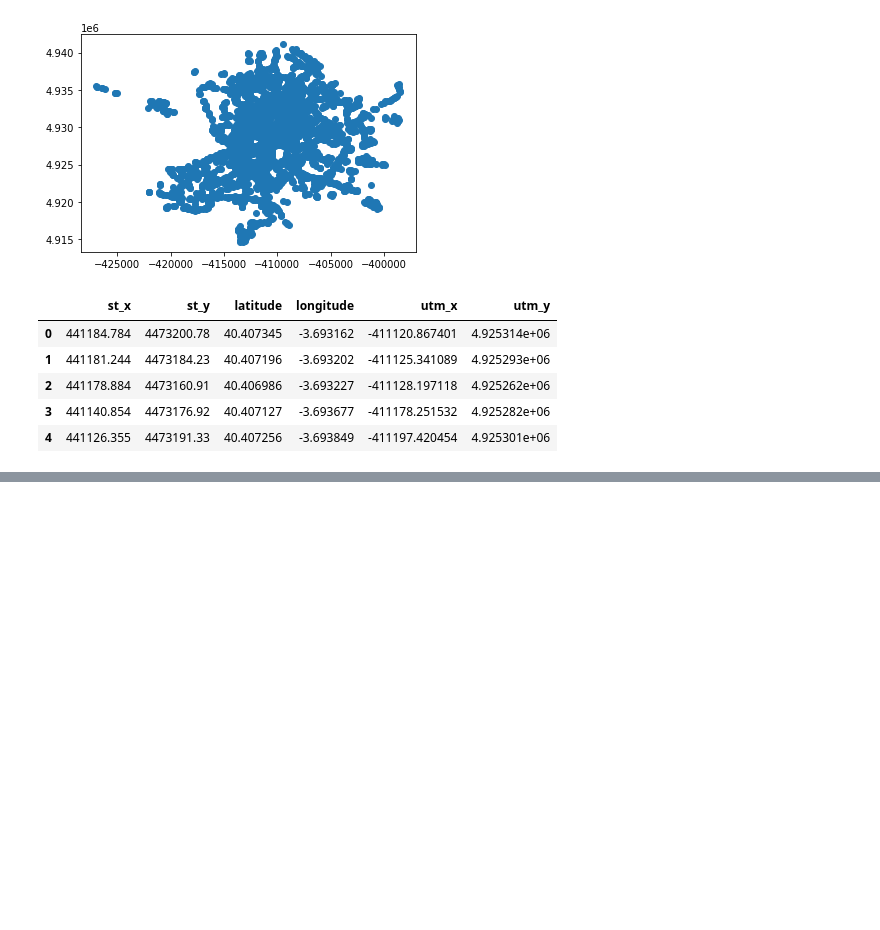
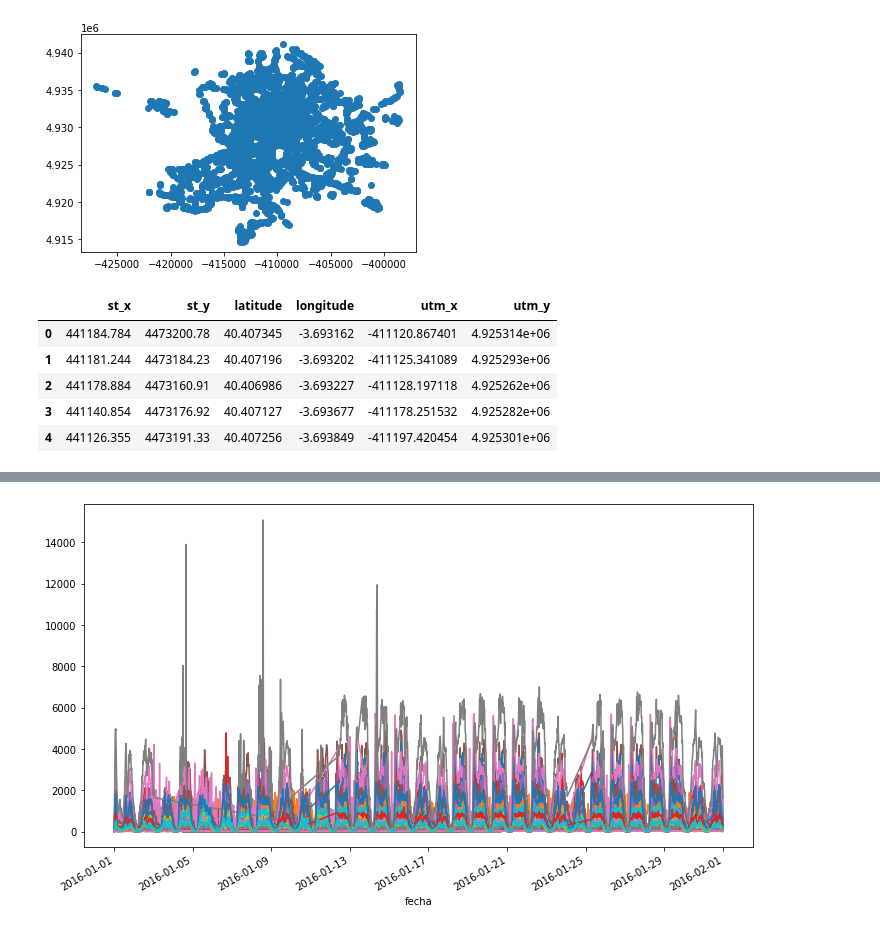
Before and after one commit to Pheithar/socialdata_madridcentral, a Jupyter notebook: traffic.ipynb, the cells around one changed output, grey strips where cells are left out. Saved outputs shown, nothing was run; the diff lists cells and outputs as text; code cells hidden in the pictures; blank space fills up the shorter version.

```diff
--- a/traffic.ipynb
+++ b/traffic.ipynb
@@ -134,0 +177,3 @@ show(p)
+# %%
+subset_traffic_points = pd.concat([inside_mc, outside_mc])
+subset_traffic_points
@@ -134,0 +210,3 @@ show(p)
+# %%
+selected_traffic_points = subset_traffic_points["idelem"].values
+selected_traffic_points
@@ -134,0 +225,3 @@ show(p)
+# %%
+jan_2016_seleted = jan_2016[jan_2016["idelem"].isin(selected_traffic_points)].reset_index(drop=True)
+jan_2016_seleted
@@ -134,0 +242,3 @@ show(p)
+# %%
+jan_2016_seleted["fecha"] = pd.to_datetime(jan_2016_seleted["fecha"])
+jan_2016_seleted
@@ -134,0 +259,12 @@ show(p)
+# %%
+fig = plt.figure(figsize=(12, 7))
+ax = plt.axes()
+
+for id in selected_traffic_points:
+    jan_2016_seleted[jan_2016_seleted["idelem"] == id].plot(x="fecha", y="intensidad", ax=ax)
+
+plt.legend().remove()
+
+plt.show()
+# %% [output]
+[figure, added]
```
Also changed, not shown: parts of 34 cells of this notebook.
